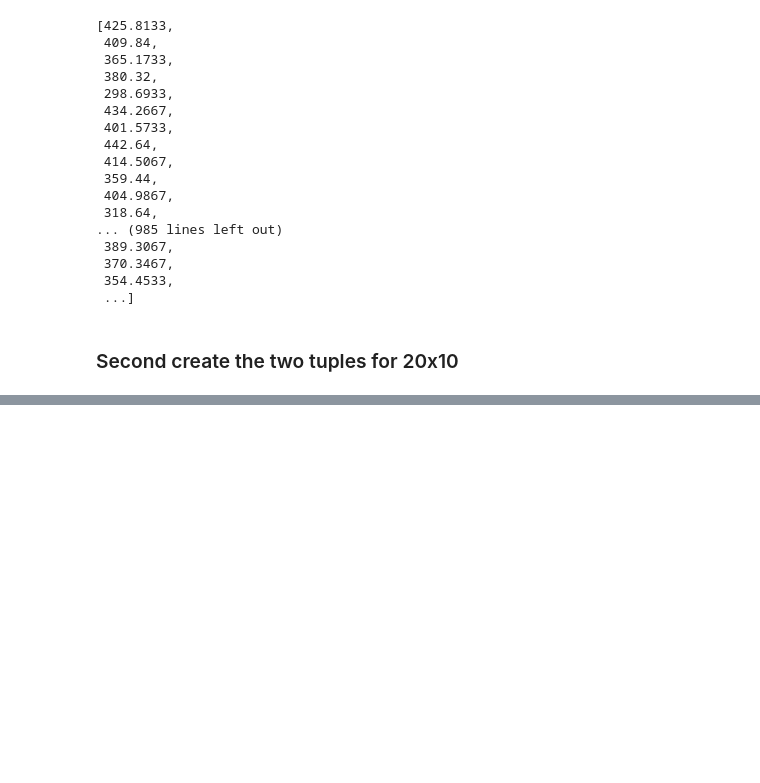
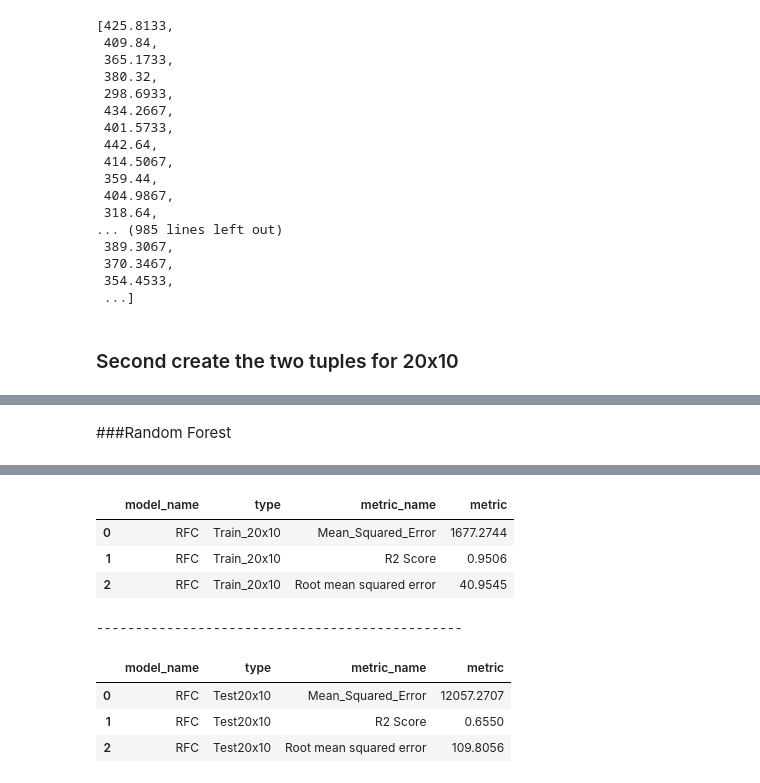
Before and after one commit to spros1/Methods-and-Algorithms_Work_Semester_21-22, a Jupyter notebook: AssortmentPlanning.ipynb, the cells around one changed output, grey strips where cells are left out. Drawn from its saved outputs; the diff is of its cells as text; code cells hidden in the pictures; blank space fills up the shorter version.

```diff
--- a/AssortmentPlanning.ipynb
+++ b/AssortmentPlanning.ipynb
@@ -203,0 +459,17 @@ for e in range(0,df_20x10.shape[0]):
+# %%
+# split to train and test
+X_train, X_test, y_train, y_test = train_test_split(df_20x10products, df_20x10contribution, test_size=0.2, random_state=42)
+# %% [markdown]
+###Random Forest
+# %%
+#  Random Forest model run
+RFC_model, RFC_runtime = model_execution(RandomForestRegressor(), 'RandomForest')
+train_pred_RFC = model_prediction(RFC_model, X_train  )
+test_pred_RFC  = model_prediction(RFC_model, X_test)
+
+# Random Forest Evaluation
+print("\n")
+RFC_train = model_evaluation_regressor(y_train, train_pred_RFC, 'RFC', 'Train_20x10')
+print("-----------------------------------------------\n")
+RFC_test = model_evaluation_regressor(y_test, test_pred_RFC,'RFC', 'Test20x10')
+# %% [output]
@@ -203,0 +477,9 @@ for e in range(0,df_20x10.shape[0]):
+|  | model_name | type | metric_name | metric |
+| 0 | RFC | Train_20x10 | Mean_Squared_Error | 1677.2744 |
+| 1 | RFC | Train_20x10 | R2 Score | 0.9506 |
+| 2 | RFC | Train_20x10 | Root mean squared error | 40.9545 |
+-----------------------------------------------
+|  | model_name | type | metric_name | metric |
+| 0 | RFC | Test20x10 | Mean_Squared_Error | 12057.2707 |
+| 1 | RFC | Test20x10 | R2 Score | 0.6550 |
+| 2 | RFC | Test20x10 | Root mean squared error | 109.8056 |
```
Also changed, not shown: parts of 28 cells of this notebook.
